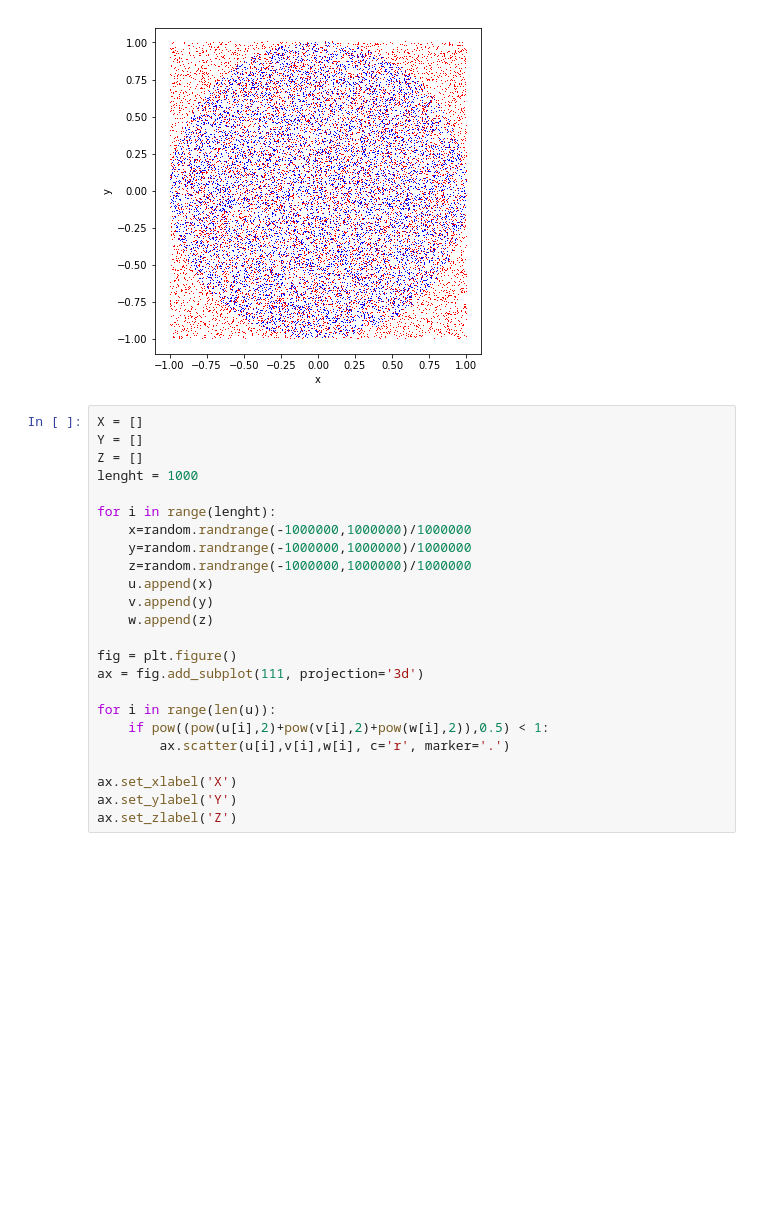
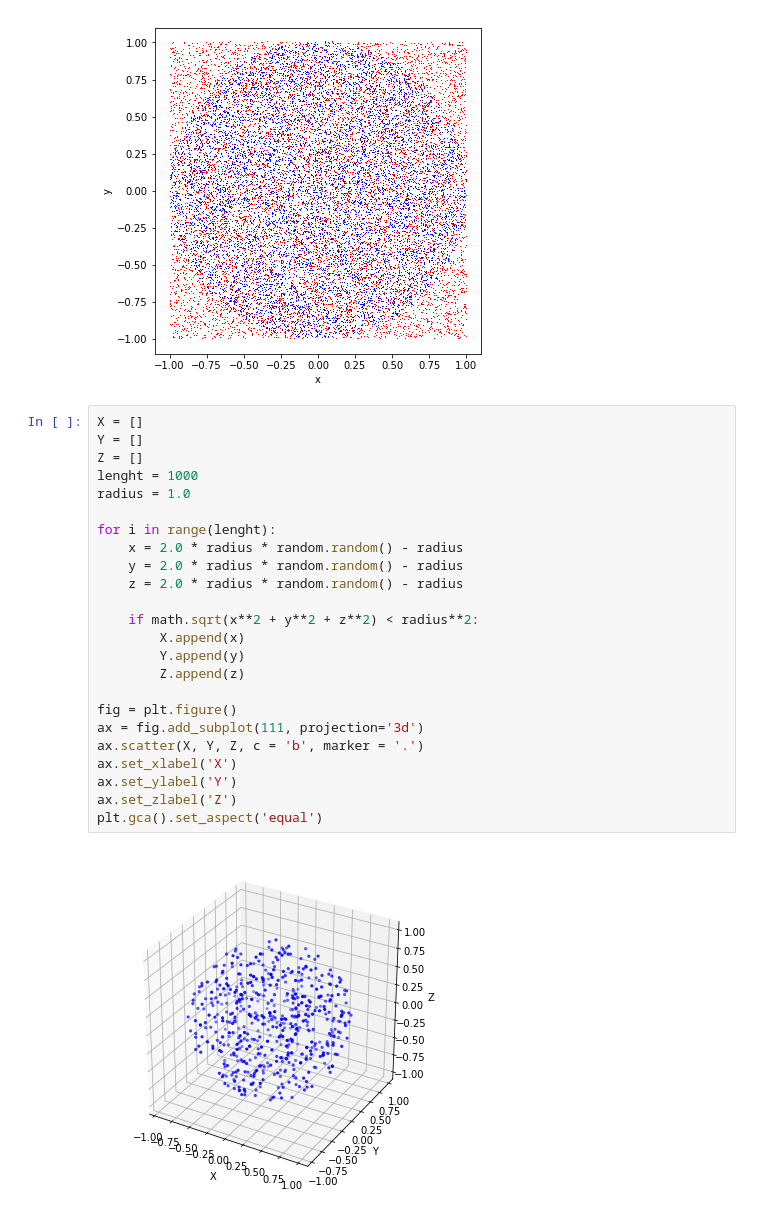
Before and after one commit to CosmoStats/cosmostats2018-Pagutri, a Jupyter notebook: Sep/ejercicios/ejercicio03.ipynb, the cells around one changed output. Saved outputs shown, nothing was run; the diff lists cells and outputs as text; blank space fills up the shorter version.

```diff
--- a/Sep/ejercicios/ejercicio03.ipynb
+++ b/Sep/ejercicios/ejercicio03.ipynb
@@ -43,24 +43,26 @@ Text(0,0.5,'y')
 # %%
 X = []
 Y = []
 Z = []
 lenght = 1000
+radius = 1.0
 
 for i in range(lenght):
-    x=random.randrange(-1000000,1000000)/1000000
-    y=random.randrange(-1000000,1000000)/1000000
-    z=random.randrange(-1000000,1000000)/1000000
-    u.append(x)
-    v.append(y)
-    w.append(z)
+    x = 2.0 * radius * random.random() - radius
+    y = 2.0 * radius * random.random() - radius
+    z = 2.0 * radius * random.random() - radius
+
+    if math.sqrt(x**2 + y**2 + z**2) < radius**2:
+        X.append(x)
+        Y.append(y)
+        Z.append(z)
 
 fig = plt.figure()
 ax = fig.add_subplot(111, projection='3d')
-
-for i in range(len(u)):
-    if pow((pow(u[i],2)+pow(v[i],2)+pow(w[i],2)),0.5) < 1:
-        ax.scatter(u[i],v[i],w[i], c='r', marker='.')
-
+ax.scatter(X, Y, Z, c = 'b', marker = '.')
 ax.set_xlabel('X')
 ax.set_ylabel('Y')
 ax.set_zlabel('Z')
+plt.gca().set_aspect('equal')
+# %% [output]
+[figure, added]
```
